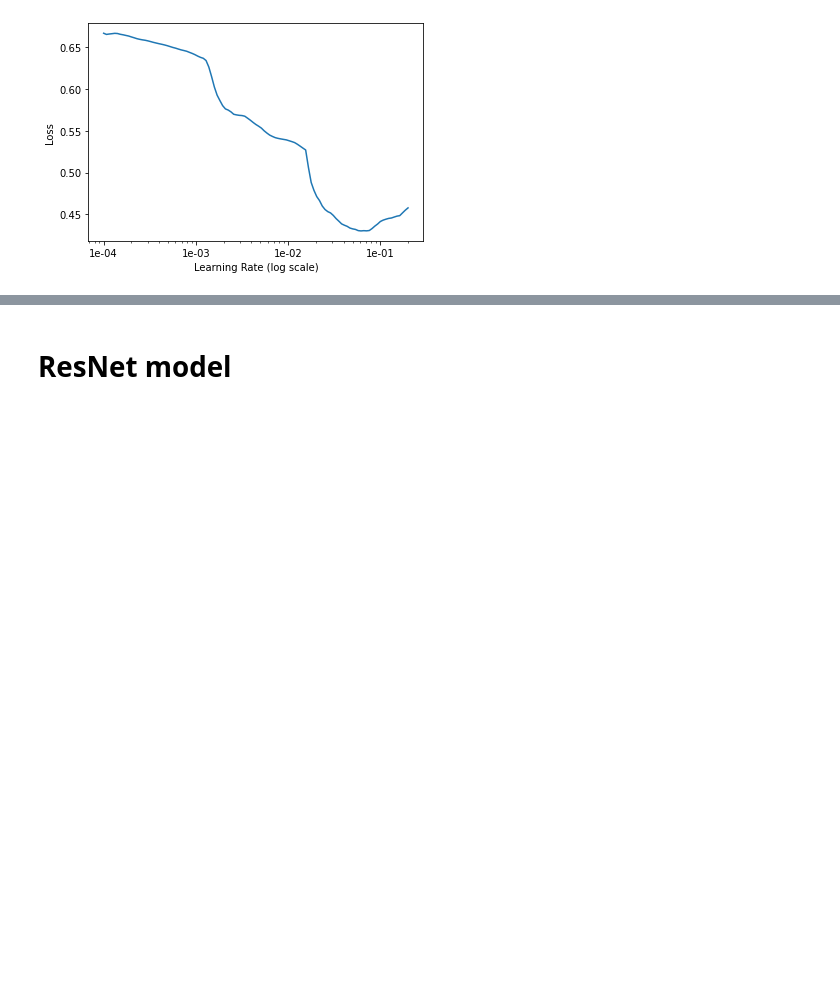
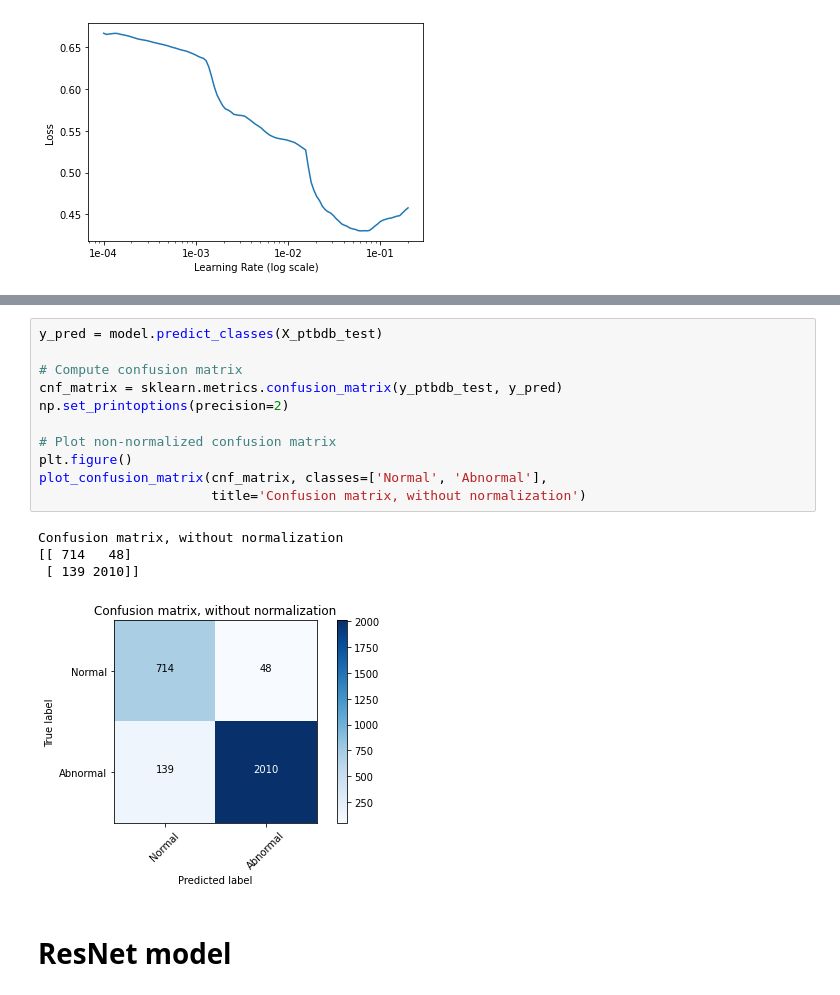
Before and after one commit to spdrnl/ecg, a Jupyter notebook: ECG.ipynb, the cells around one changed output, grey strips where cells are left out. Saved outputs shown, nothing was run; the diff lists cells and outputs as text; blank space fills up the shorter version.

Commit message:
Added confusion matrix

```diff
--- a/ECG.ipynb
+++ b/ECG.ipynb
@@ -275,3 +314,19 @@ model.evaluate(X_ptbdb_test, y_ptbdb_test)
+# %%
+y_pred = model.predict_classes(X_ptbdb_test)
+
+# Compute confusion matrix
+cnf_matrix = sklearn.metrics.confusion_matrix(y_ptbdb_test, y_pred)
+np.set_printoptions(precision=2)
+
+# Plot non-normalized confusion matrix
+plt.figure()
+plot_confusion_matrix(cnf_matrix, classes=['Normal', 'Abnormal'],
+                      title='Confusion matrix, without normalization')
+# %% [output]
+Confusion matrix, without normalization
+[[ 714   48]
+ [ 139 2010]]
+[figure, added]
 # %% [markdown]
 # ResNet model
 # %%
```
Also changed, not shown: parts of 11 cells of this notebook.
